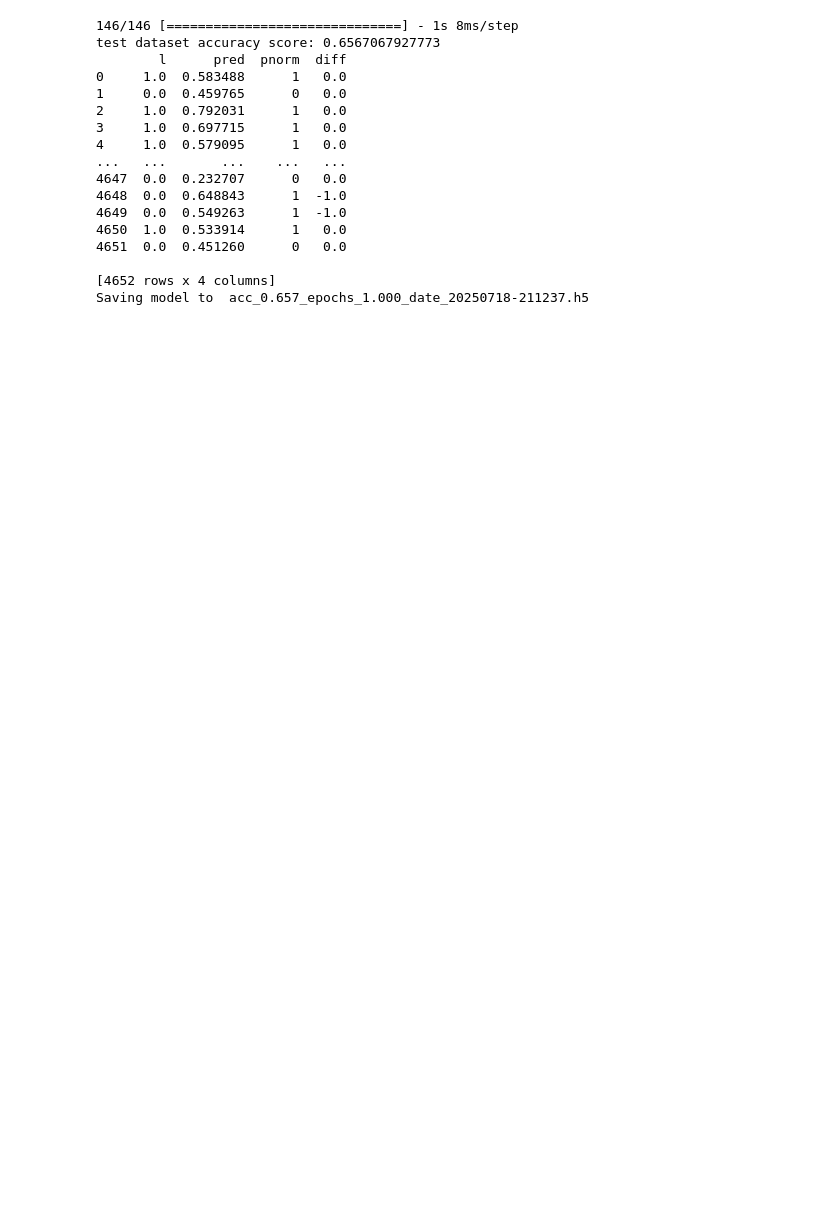
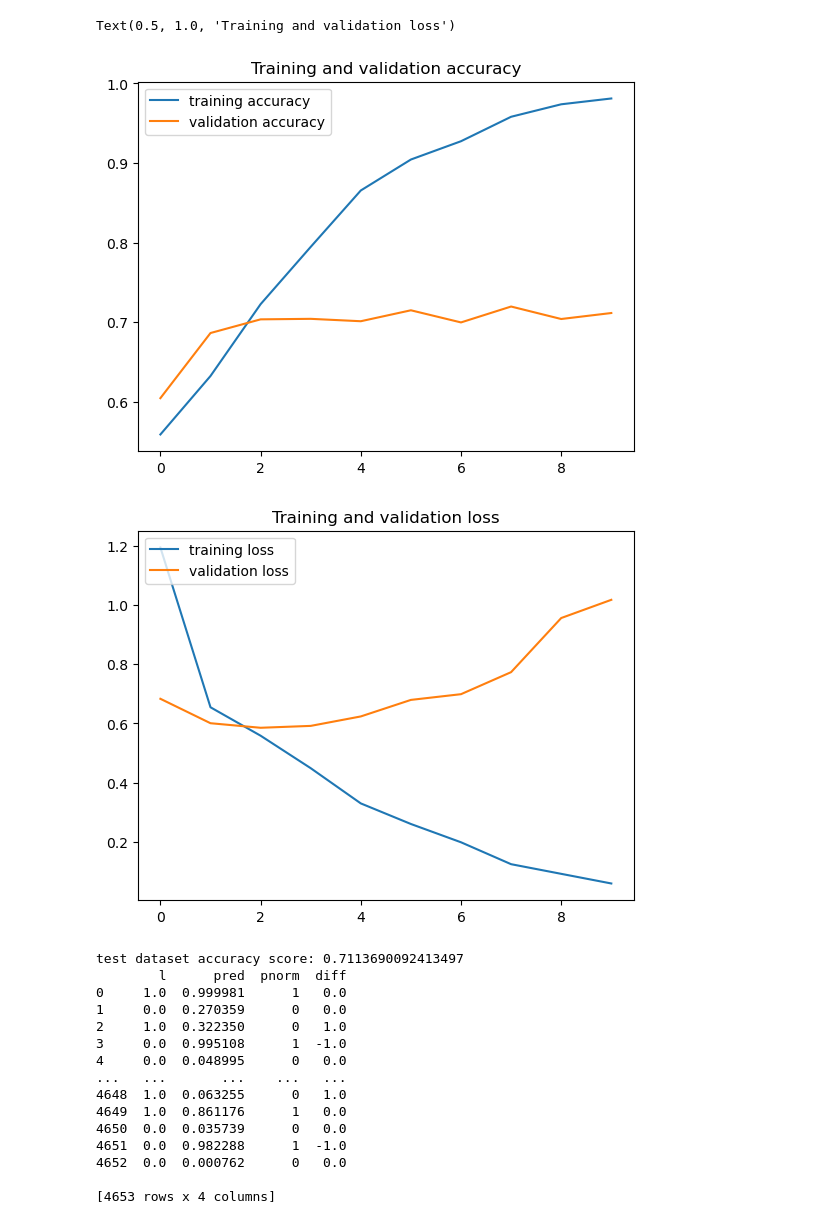
Before and after one commit to atmelino/learn, a Jupyter notebook: ai/practice/tfds/cats_vs_dogs/cats_vs_dogs_fit.ipynb, the cells around one changed output. Drawn from its saved outputs; the diff is of its cells as text; code cells hidden in the pictures; blank space fills up the shorter version.

```diff
--- a/ai/practice/tfds/cats_vs_dogs/cats_vs_dogs_fit.ipynb
+++ b/ai/practice/tfds/cats_vs_dogs/cats_vs_dogs_fit.ipynb
@@ -9,10 +9,11 @@ import pandas as pd
 import time
 from sklearn import metrics
 import numpy as np
+import matplotlib.pyplot as plt
 
 BASE_PATH = "../../../../../local_data/practice/tfds/"
 DATA_PATH = "../../../../../local_data/tfds/"
-OUTPUT_PATH = BASE_PATH+"predict_example_01/"
+OUTPUT_PATH = BASE_PATH+"cats_vs_dogs/"
 os.system("mkdir -p " + OUTPUT_PATH)
 
 
@@ -22,7 +23,8 @@ os.system("mkdir -p " + OUTPUT_PATH)
     data_dir=DATA_PATH,
     # split=['train[:80%]', 'train[80%:]'],
     # split=['train[:80%]', 'train[99%:]'],
-    split=['train[:5%]', 'train[5%:10%]'],
+    # split=['train[:5%]', 'train[5%:10%]'],
+    split=['train[:20%]', 'train[20%:40%]'],
     with_info=True,
     as_supervised=True
 )
@@ -54,7 +56,7 @@ def augment(image, label):
 train_dataset = train_dataset.map(augment)
 
 
-# Model prediction
+# Model definition
 model = tf.keras.models.Sequential([
     tf.keras.layers.Conv2D(32, (3,3), activation='relu', input_shape=(256, 256, 3)),
     tf.keras.layers.MaxPooling2D(2,2),
@@ -71,0 +99,4 @@ Number of test samples: 4652
+# %%
+# Train the model
+epochs=10
+history =model.fit(train_dataset, epochs=epochs,validation_data=validation_dataset)
@@ -72,34 +135,35 @@ Number of test samples: 4652
 # %%
-# Train the model
-epochs=2
-history =model.fit(train_dataset, epochs=epochs,validation_data=validation_dataset)
 #-----------------------------------------------------------
 # Retrieve a list of list results on training and test data
 # sets for each training epoch
 #-----------------------------------------------------------
-acc      = history.history[     'sparse_categorical_accuracy' ]
-val_acc  = history.history[ 'val_sparse_categorical_accuracy' ]
+acc      = history.history[     'accuracy' ]
+val_acc  = history.history[ 'val_accuracy' ]
 loss     = history.history[    'loss' ]
 val_loss = history.history['val_loss' ]
 
-epochs   = range(len(acc)) # Get number of epochs
+epochs_plot   = range(len(acc)) # Get number of epochs
 
 #------------------------------------------------
 # Plot training and validation accuracy per epoch
 #------------------------------------------------
-plt.plot  ( epochs,     acc , label="training accuracy")
-plt.plot  ( epochs, val_acc, label="validation accuracy" )
+plt.plot  ( epochs_plot,     acc , label="training accuracy")
+plt.plot  ( epochs_plot, val_acc, label="validation accuracy" )
 plt.title ('Training and validation accuracy')
 plt.legend(loc="upper left")
 plt.figure()
 
 #------------------------------------------------
 # Plot training and validation loss per epoch
 #------------------------------------------------
-plt.plot  ( epochs,     loss , label="training loss")
-plt.plot  ( epochs, val_loss , label="validation loss" )
+plt.plot  ( epochs_plot,     loss , label="training loss")
+plt.plot  ( epochs_plot, val_loss , label="validation loss" )
 plt.legend(loc="upper left")
 plt.title ('Training and validation loss'   )
+# %% [output]
+Text(0.5, 1.0, 'Training and validation loss')
+[figure, added]
+[figure, added]
 # %%
 # Make predictions
 predictions = model.predict(validation_dataset)
@@ -123,28 +187,19 @@ compare.columns = ["l", "pred", "pnorm","diff"]
 print(compare)
 
 compare.to_csv(OUTPUT_PATH + "pred_test_fit.csv", index=False)
-
-# Save model
-timestr = time.strftime("%Y%m%d-%H%M%S")
-filename = f"acc_{score:.3f}_epochs_{epochs:.3f}_date_{timestr}.h5"
-fullpath = f"{OUTPUT_PATH}{filename}"
-print("Saving model to ", filename)
-model.save(fullpath)
 # %% [output]
-146/146 [==============================] - 1s 8ms/step
-test dataset accuracy score: 0.6567067927773
+test dataset accuracy score: 0.7113690092413497
         l      pred  pnorm  diff
-0     1.0  0.583488      1   0.0
-1     0.0  0.459765      0   0.0
-2     1.0  0.792031      1   0.0
-3     1.0  0.697715      1   0.0
-4     1.0  0.579095      1   0.0
+0     1.0  0.999981      1   0.0
+1     0.0  0.270359      0   0.0
+2     1.0  0.322350      0   1.0
+3     0.0  0.995108      1  -1.0
+4     0.0  0.048995      0   0.0
 ...   ...       ...    ...   ...
-4647  0.0  0.232707      0   0.0
-4648  0.0  0.648843      1  -1.0
-4649  0.0  0.549263      1  -1.0
-4650  1.0  0.533914      1   0.0
-4651  0.0  0.451260      0   0.0
+4648  1.0  0.063255      0   1.0
+4649  1.0  0.861176      1   0.0
+4650  0.0  0.035739      0   0.0
+4651  0.0  0.982288      1  -1.0
+4652  0.0  0.000762      0   0.0
 
-[4652 rows x 4 columns]
-Saving model to  acc_0.657_epochs_1.000_date_20250718-211237.h5
+[4653 rows x 4 columns]
```
Also changed, not shown: parts of 3 cells of this notebook, 10 other files.
